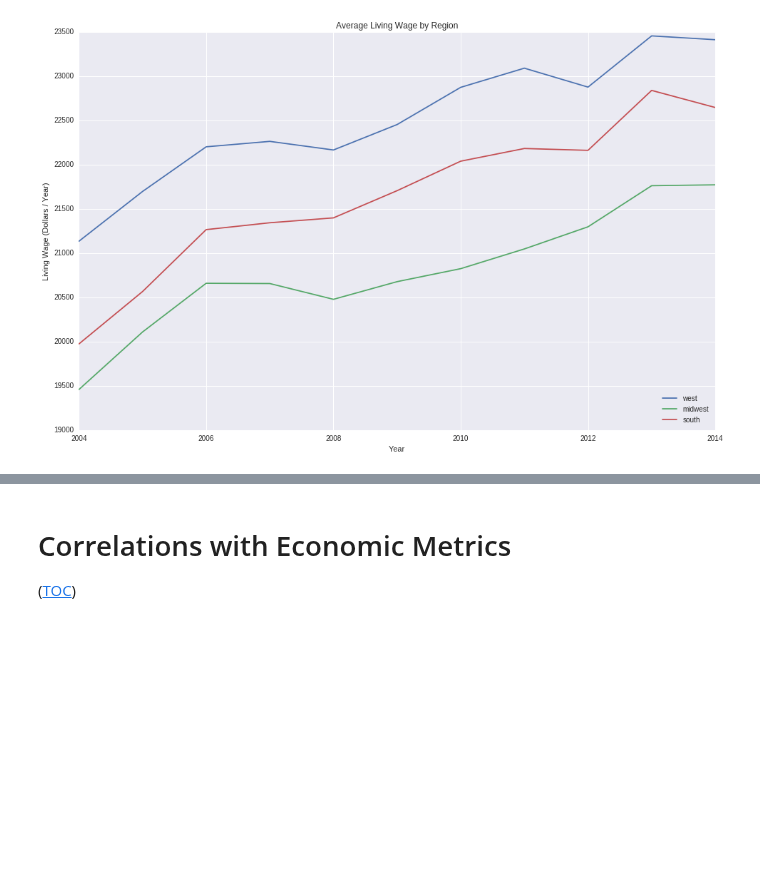
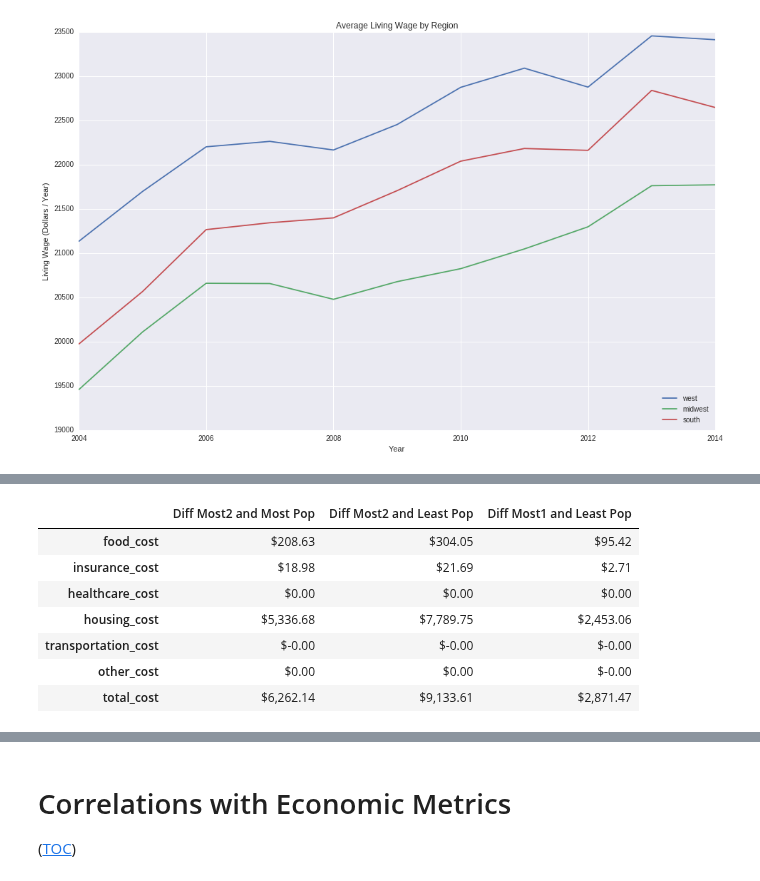
Before and after one commit to jquacinella/LivingWageModelExtension, a Jupyter notebook: Master's Thesis.ipynb, the cells around one changed output, grey strips where cells are left out. Saved outputs shown, nothing was run; the diff lists cells and outputs as text; code cells hidden in the pictures; blank space fills up the shorter version.

```diff
--- a/Master's Thesis.ipynb
+++ b/Master's Thesis.ipynb
@@ -1277,0 +1338,51 @@ for year in range(2004, 2014):
+# %%
+columns = ["food_cost", "insurance_cost", "healthcare_cost", "housing_cost", "transportation_cost", "other_cost", "total_cost"]
+
+# Find the average model variables for least populous counties
+least_populous_model_variable_averages = \
+    final_model_values_df.loc[least_populous_fips].groupby("year").aggregate(np.average)
+least_populous_model_variable_averages = least_populous_model_variable_averages[columns]
+
+# For ease of coding, get subset of dataframe for the most populous counties
+most_pop_df = final_model_values_df.loc[most_populous_fips]
+
+# For each year, average model variables for each subgroup in the most populous counties
+most_populous_model_variable_averages = None
+most_populous2_model_variable_averages = None
+for idx, year in enumerate(model_years):
+    # Average the model variables across fips in the most populous counties for this year, append to df
+    if most_populous_model_variable_averages is not None:
+        most_populous_model_variable_averages = pd.concat([most_populous_model_variable_averages, most_pop_df[ most_pop_df["total_cost"] <= split_threshold[idx] ].loc[most_populous_fips]])
+    else:
+        most_populous_model_variable_averages = most_pop_df[ most_pop_df["total_cost"] <= split_threshold[idx] ].loc[most_populous_fips]
+
+    # Average the model variables across fips in the most populous counties for this year, append to df
+    if most_populous2_model_variable_averages is not None:
+        most_populous2_model_variable_averages = pd.concat([most_populous2_model_variable_averages, most_pop_df[ most_pop_df["total_cost"] > split_threshold[idx] ].loc[most_populous_fips]])
+    else:
+        most_populous2_model_variable_averages = most_pop_df[ most_pop_df["total_cost"] > split_threshold[idx] ].loc[most_populous_fips]
+
+# Aggregated by year and take an average; filter out only useful variables (tax rates hardly change)
+most_populous_model_variable_averages = most_populous_model_variable_averages.groupby("year").aggregate(np.average)
+most_populous_model_variable_averages = most_populous_model_variable_averages[columns]
+most_populous2_model_variable_averages= most_populous2_model_variable_averages.groupby("year").aggregate(np.average)
+most_populous2_model_variable_averages = most_populous2_model_variable_averages[columns]
+
+# Differences between the model variables between each subgroup
+model_variable_diffs = pd.concat([(most_populous2_model_variable_averages - most_populous_model_variable_averages).apply(np.average).transpose(),
+                                (most_populous2_model_variable_averages - least_populous_model_variable_averages).apply(np.average).transpose(),
+                                (most_populous_model_variable_averages - least_populous_model_variable_averages).apply(np.average).transpose()], axis=1)
+
+# Print nicely
+model_variable_diffs.columns = ['Diff Most2 and Most Pop', 'Diff Most2 and Least Pop', 'Diff Most1 and Least Pop']
+formatters = { column:'${:,.2f}'.format for column in model_variable_diffs.columns }
+HTML(model_variable_diffs.to_html(formatters=formatters))
+# %% [output]
+|  | Diff Most2 and Most Pop | Diff Most2 and Least Pop | Diff Most1 and Least Pop |
+| food_cost | $208.63 | $304.05 | $95.42 |
+| insurance_cost | $18.98 | $21.69 | $2.71 |
+| healthcare_cost | $0.00 | $0.00 | $0.00 |
+| housing_cost | $5,336.68 | $7,789.75 | $2,453.06 |
+| transportation_cost | $-0.00 | $-0.00 | $-0.00 |
+| other_cost | $0.00 | $0.00 | $-0.00 |
+| total_cost | $6,262.14 | $9,133.61 | $2,871.47 |
```
Also changed, not shown: parts of 15 cells of this notebook.
